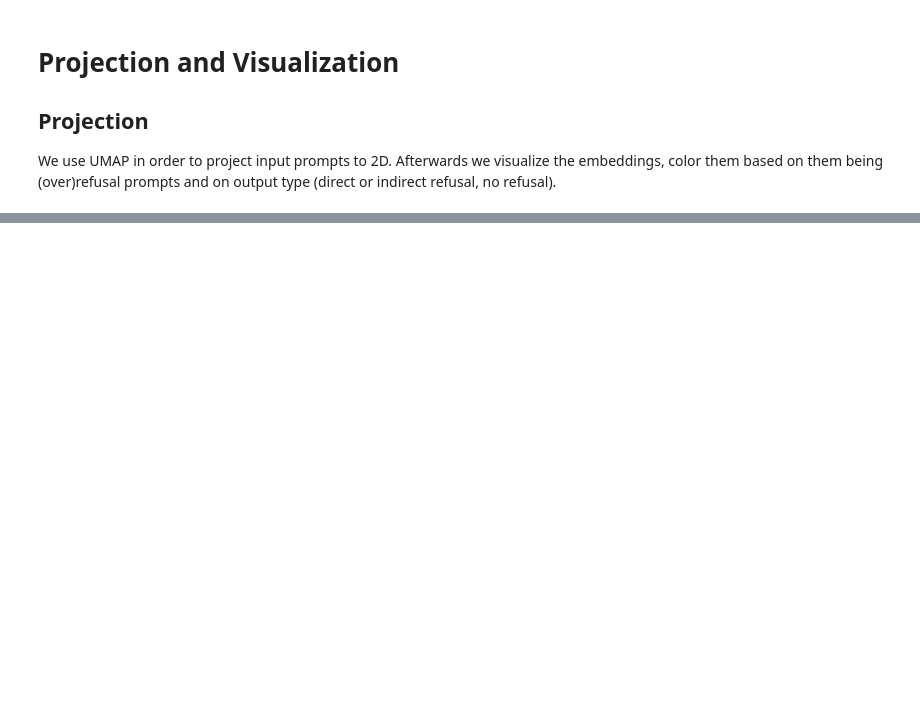
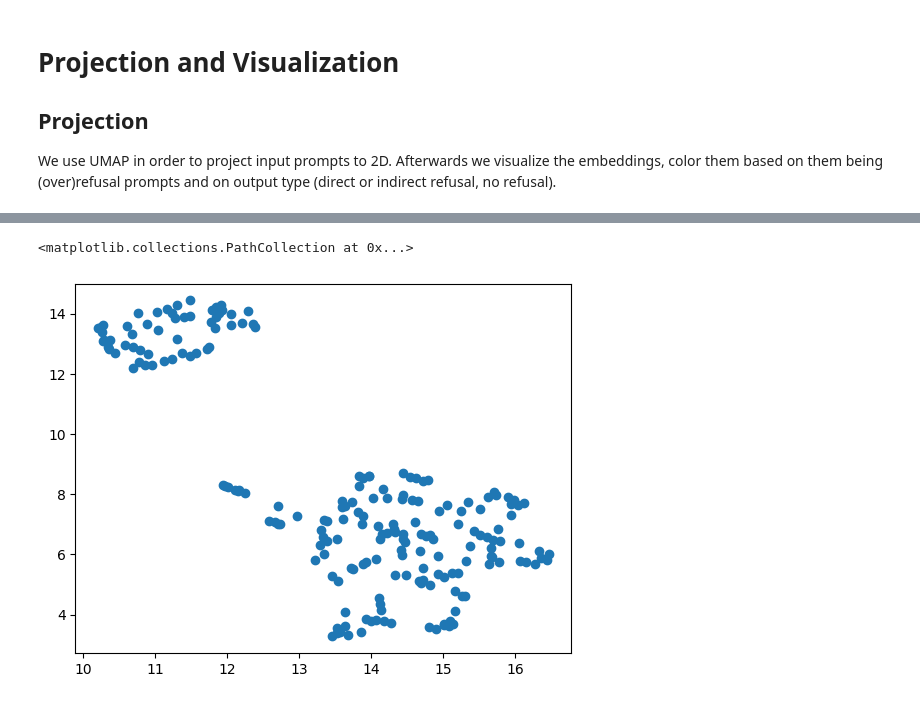
Before and after one commit to dambedn/llm_refusal_explained, a Jupyter notebook: notebooks/01_data_inspection.ipynb, the cells around one changed output, grey strips where cells are left out. Drawn from its saved outputs; the diff is of its cells as text; code cells hidden in the pictures; blank space fills up the shorter version.

Commit message:
First run-through. Judge classification does not work perfectly. Embedding works.

```diff
--- a/notebooks/01_data_inspection.ipynb
+++ b/notebooks/01_data_inspection.ipynb
@@ -404,6 +399,10 @@ OutOfMemoryError: CUDA out of memory. Tried to allocate 64.00 MiB. GPU 0 has a t
 # %%
 # run the judge over the answers
-judge_path = RESULTS_DIR / f"judged_{GEN_MOD.split("/")[-1]}_by_{JUDGE_MOD.split("/")[-1]}.csv"
+BASE_DIR = Path("/content/llm_refusal_explained") # for colab
+RES_DIR = BASE_DIR / "results"
+judge_path = RES_DIR / f"judged_{GEN_MOD.split("/")[-1]}_by_{JUDGE_MOD.split("/")[-1]}.csv"
+
+
 
 def run_judge(df, out_path, tokenizer_,model,batch_size,max_new_tokens):
   out_path=Path(out_path)
@@ -411,7 +410,7 @@ def run_judge(df, out_path, tokenizer_,model,batch_size,max_new_tokens):
     batch=df.iloc[start:start+batch_size].copy()
     # construct judge prompt
     judge_prompt = [
-        RESPONSE_CHECKING_PROMPT.format(p, r)
+        RESPONSE_CHECKING_PROMPT.format(prompt, response)
         for prompt, response in zip(batch["prompt"], batch["response"])
     ]
 
@@ -422,7 +421,7 @@ def run_judge(df, out_path, tokenizer_,model,batch_size,max_new_tokens):
 
     batch.to_csv(out_path,mode="a", header=not out_path.exists(), index=False)
 
-run_judging(responses_df, judge_path, tok_j, judge, BATCH_SIZE, MAX_NEW_TOKENS_JUDGE)
+run_judge(output_df, judge_path, tokenizer_judge, judge, BATCH_, MAX_NEW_TOKENS_JUDGE)
 del tokenizer_judge, judge
 clean_up()
 
@@ -435,6 +448,25 @@ pd.crosstab(results_judge_df["subset"], results_judge_df["answer_category"])
 We use UMAP in order to project input prompts to 2D. Afterwards we visualize the embeddings, color them based on them being (over)refusal prompts and on output type (direct or indirect refusal, no refusal).
 # %%
 # input prompts to embeddings
-
-tokenizer_embed = AutoTokenizer.from_pretrained("Qwen/Qwen3-Embedding-4B")
-model_embed = AutoModelForCausalLM.from_pretrained("Qwen/Qwen3-Embedding-4B", device_map="auto")
+from sentence_transformers import SentenceTransformer
+embedding_model = SentenceTransformer(
+    EMBED_MOD,
+    model_kwargs={"device_map": "auto", "torch_dtype":torch.float16},
+    tokenizer_kwargs={"padding_side":"left"}
+)
+# %%
+# The employd embedding model Qwen3Embedding expects instruction to start with
+task_ = "Classify the user prompt by topic"
+texts_to_embed = [f"Instruct: {task_}\nQuery:{i}" for i in output_df["prompt"].tolist()]
+tokenizer_embed = AutoTokenizer.from_pretrained("Qwen/Qwen3-Embedding-4B")
+model_embed = AutoModelForCausalLM.from_pretrained("Qwen/Qwen3-Embedding-4B", device_map="auto")
+
+#forward
+embed_prompts = embedding_model.encode(
+    texts_to_embed,
+    batch_size=16,
+    normalize_embeddings=True,
+    show_progress_bar=True
+)
+
+print(embed_prompts.shape)
@@ -443,6 +478,10 @@ del tokenizer_embed, model_embed
 clean_up()
 # %%
 import umap
-reducer = umap.UMAP()
-# standard scale the embeddigns
-StandardScaler().fit_transform(penguin_data)
+umap_projector = umap.UMAP()
+projected_prompts = umap_projector.fit_transform(embed_prompts)
+# %%
+plt.scatter(projected_prompts[:, 0], projected_prompts[:, 1])
+# %% [output]
+<matplotlib.collections.PathCollection at 0x...>
+[figure, added]
```
Also changed, not shown: parts of 8 cells of this notebook.
